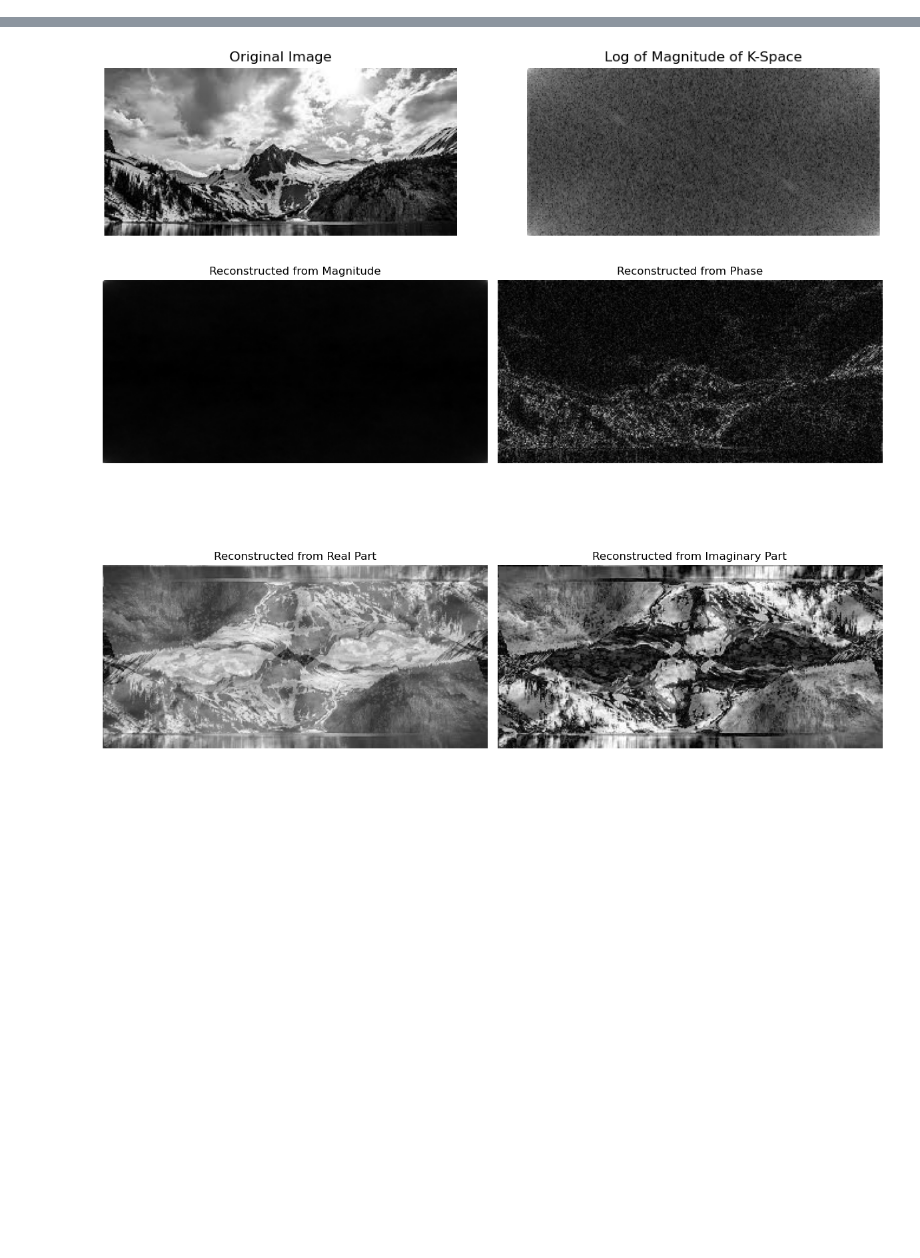
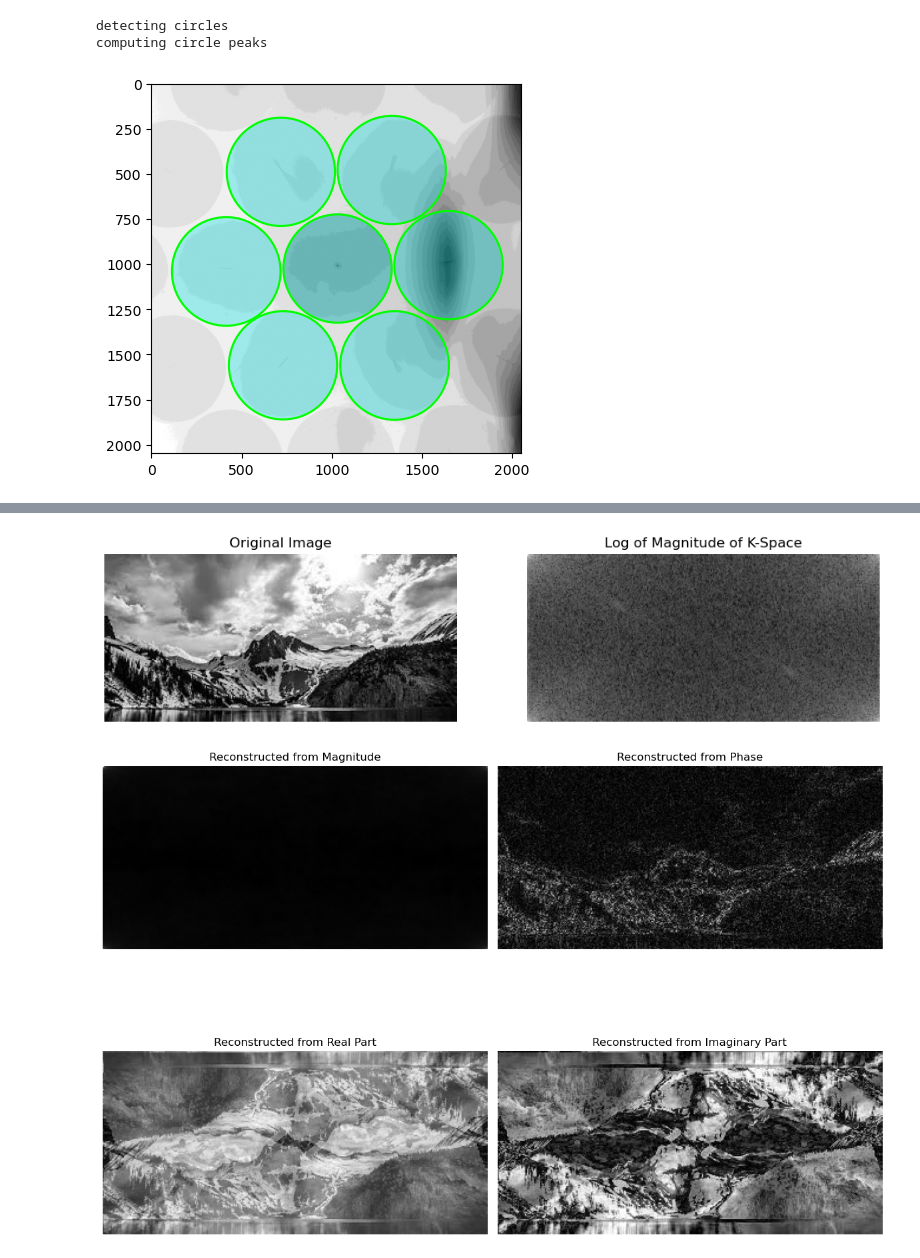
Before and after one commit to LukBorn/LFM, a Jupyter notebook: imaging/generate_psf.ipynb, the cells around one changed output, grey strips where cells are left out. Cells and saved outputs as stored; diff of their text form; code cells hidden in the pictures; blank space fills up the shorter version.

```diff
--- a/imaging/generate_psf.ipynb
+++ b/imaging/generate_psf.ipynb
@@ -30,0 +52,39 @@ with h5py.File(fn, 'r') as f:
+# %%
+# detect the subimages
+'''
+ parameters to change:
+ hough_radii -> which radii are used to fit circles
+
+'''
+lenses = 7 # number of full lenses visible in the psf
+
+
+meanip = psf.mean(axis=0)
+edges = skimage.feature.canny(meanip,sigma=2.0, low_threshold=0.55, high_threshold=0.8)
+hough_radii = np.arange(260,310)
+print("detecting circles")
+hough_res = skimage.transform.hough_circle(edges,hough_radii)
+print("computing circle peaks")
+_ , cx, cy, radii = skimage.transform.hough_circle_peaks(hough_res,
+                                                         hough_radii,
+                                                         total_num_peaks=lenses,
+                                                         min_xdistance=200,
+                                                         min_ydistance=200)
+fig, ax = plt.subplots(ncols=1, nrows=1,)
+color = meanip.max()+20
+ml_masks = []
+for center_y, center_x, radius in zip(cy, cx, radii):
+    mask = np.zeros_like(meanip)
+    mask[skimage.draw.disk((center_y, center_x), radius, shape=mask.shape)] = 1
+    circle = Circle((center_x, center_y), radius, edgecolor='lime', facecolor='none',  linewidth=1.5)
+    ml_masks.append(mask.astype(bool))
+    ax.add_patch(circle)
+ax.imshow(meanip.astype(np.uint8), cmap= "binary")
+for i, mask in enumerate(ml_masks):
+    ax.imshow(np.ma.masked_where(~mask, mask), cmap='cool', alpha=0.3)
+
+plt.show()
+# %% [output]
+detecting circles
+computing circle peaks
+[figure, added]
```
Also changed, not shown: parts of 18 cells of this notebook, 2 other files.
